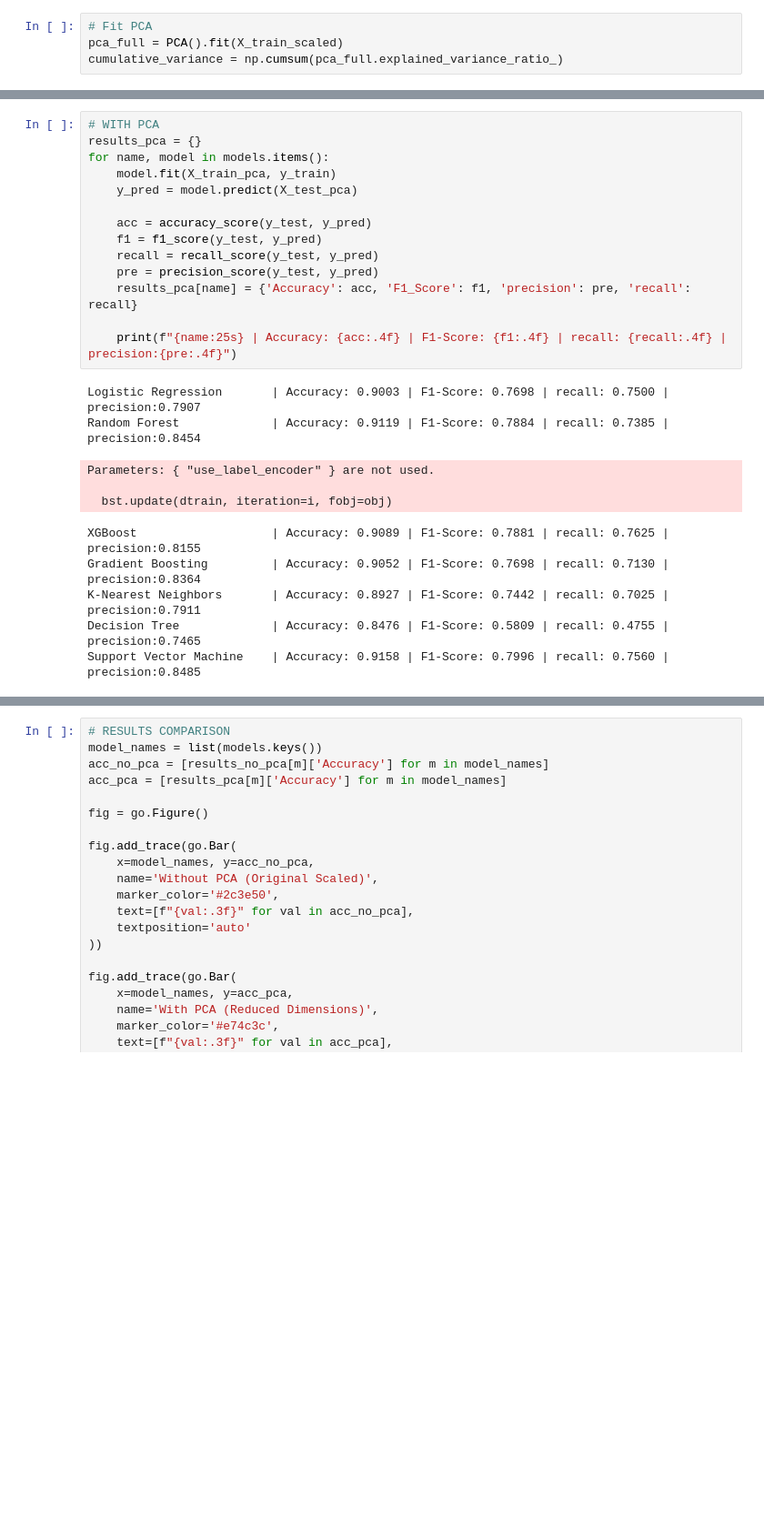
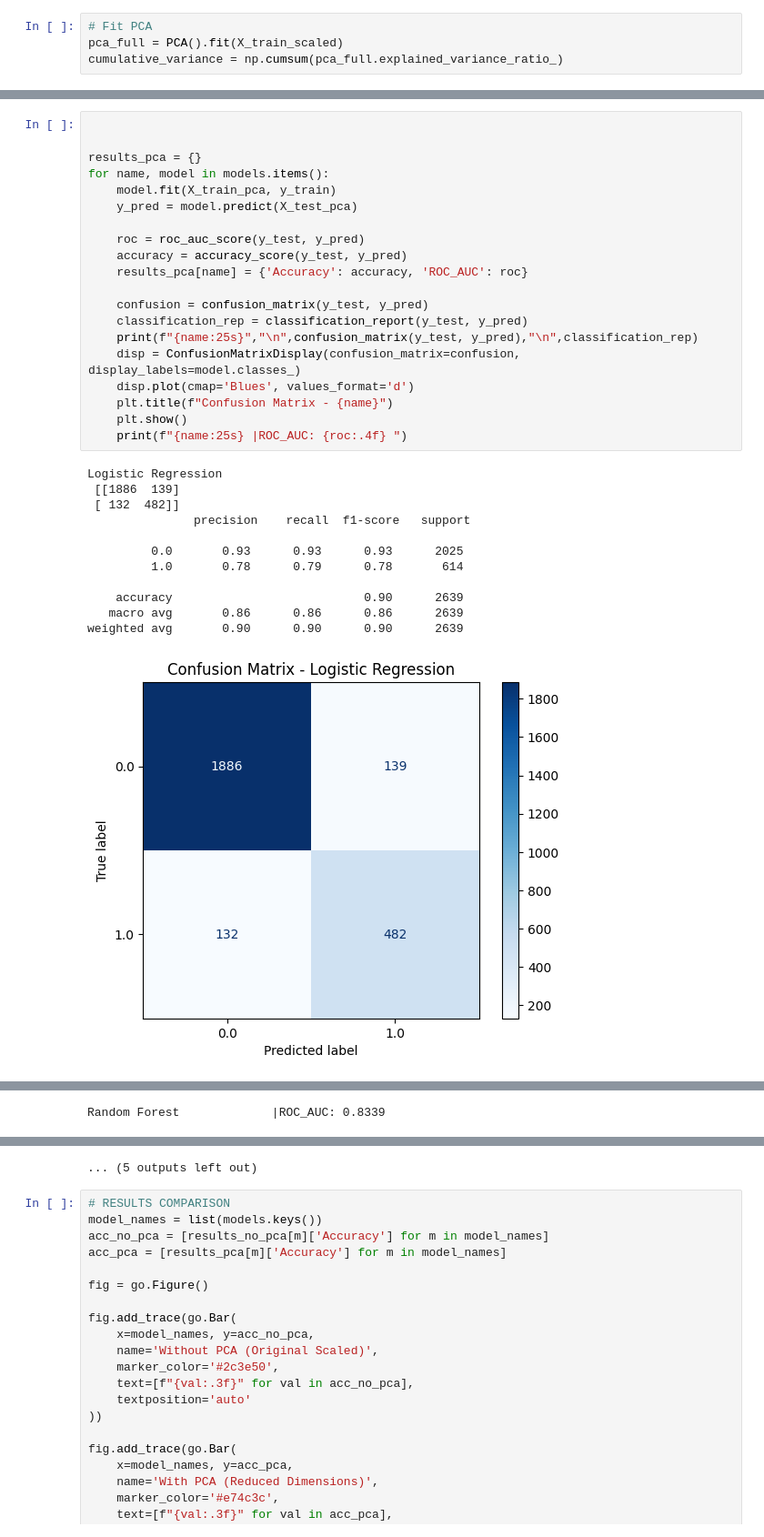
Before and after one commit to M-Marawan/NTI-project-AI, a Jupyter notebook: NTI_project.ipynb, the cells around one changed output, grey strips where cells are left out. Shown at 91% size. Drawn from its saved outputs; the diff is of its cells as text; blank space fills up the shorter version.

```diff
--- a/NTI_project.ipynb
+++ b/NTI_project.ipynb
@@ -216,25 +323,33 @@ Support Vector Machine    | Accuracy: 0.9160 | F1-Score: 0.8000 | recall: 0.7560
-# %%
-# WITH PCA
-results_pca = {}
-for name, model in models.items():
-    model.fit(X_train_pca, y_train)
-    y_pred = model.predict(X_test_pca)
-
-    acc = accuracy_score(y_test, y_pred)
-    f1 = f1_score(y_test, y_pred)
-    recall = recall_score(y_test, y_pred)
-    pre = precision_score(y_test, y_pred)
-    results_pca[name] = {'Accuracy': acc, 'F1_Score': f1, 'precision': pre, 'recall': recall}
-
-    print(f"{name:25s} | Accuracy: {acc:.4f} | F1-Score: {f1:.4f} | recall: {recall:.4f} | precision:{pre:.4f}")
-# %% [output]
-Logistic Regression       | Accuracy: 0.9003 | F1-Score: 0.7698 | recall: 0.7500 | precision:0.7907
-Random Forest             | Accuracy: 0.9119 | F1-Score: 0.7884 | recall: 0.7385 | precision:0.8454
-Parameters: { "use_label_encoder" } are not used.
-
-  bst.update(dtrain, iteration=i, fobj=obj)
-XGBoost                   | Accuracy: 0.9089 | F1-Score: 0.7881 | recall: 0.7625 | precision:0.8155
-Gradient Boosting         | Accuracy: 0.9052 | F1-Score: 0.7698 | recall: 0.7130 | precision:0.8364
-K-Nearest Neighbors       | Accuracy: 0.8927 | F1-Score: 0.7442 | recall: 0.7025 | precision:0.7911
-Decision Tree             | Accuracy: 0.8476 | F1-Score: 0.5809 | recall: 0.4755 | precision:0.7465
-Support Vector Machine    | Accuracy: 0.9158 | F1-Score: 0.7996 | recall: 0.7560 | precision:0.8485
+# %%
+
+
+results_pca = {}
+for name, model in models.items():
+    model.fit(X_train_pca, y_train)
+    y_pred = model.predict(X_test_pca)
+
+    roc = roc_auc_score(y_test, y_pred)
+    accuracy = accuracy_score(y_test, y_pred)
+    results_pca[name] = {'Accuracy': accuracy, 'ROC_AUC': roc}
+
+    confusion = confusion_matrix(y_test, y_pred)
+    classification_rep = classification_report(y_test, y_pred)
+    print(f"{name:25s}","\n",confusion_matrix(y_test, y_pred),"\n",classification_rep)
+    disp = ConfusionMatrixDisplay(confusion_matrix=confusion, display_labels=model.classes_)
+    disp.plot(cmap='Blues', values_format='d')
+    plt.title(f"Confusion Matrix - {name}")
+    plt.show()
+    print(f"{name:25s} |ROC_AUC: {roc:.4f} ")
+# %% [output]
+Logistic Regression
+ [[1886  139]
+ [ 132  482]]
+               precision    recall  f1-score   support
+
+         0.0       0.93      0.93      0.93      2025
+         1.0       0.78      0.79      0.78       614
+
+    accuracy                           0.90      2639
+   macro avg       0.86      0.86      0.86      2639
+weighted avg       0.90      0.90      0.90      2639
+[figure, added]
@@ -240,0 +369 @@ Support Vector Machine    | Accuracy: 0.9158 | F1-Score: 0.7996 | recall: 0.7560
+Random Forest             |ROC_AUC: 0.8339
@@ -241,3 +410,4 @@ Support Vector Machine    | Accuracy: 0.9158 | F1-Score: 0.7996 | recall: 0.7560
+... (5 outputs left out)
 # %%
 # RESULTS COMPARISON
 model_names = list(models.keys())
```
Also changed, not shown: parts of 17 cells of this notebook.
